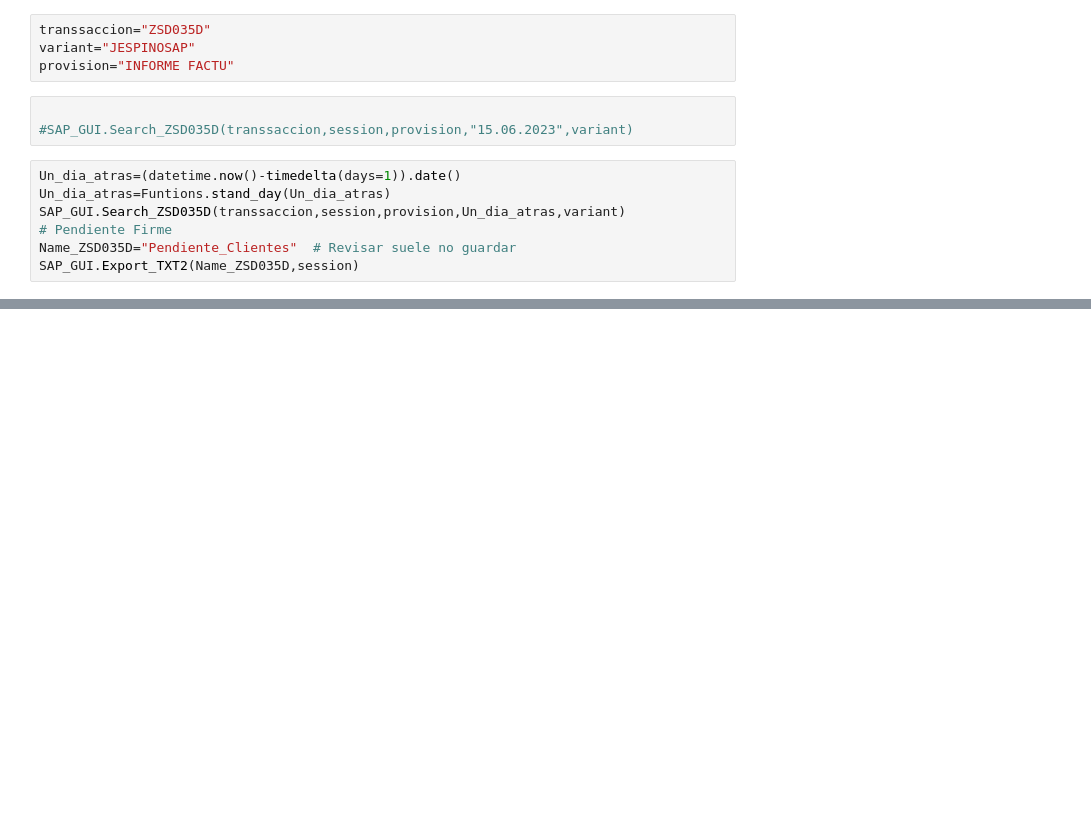
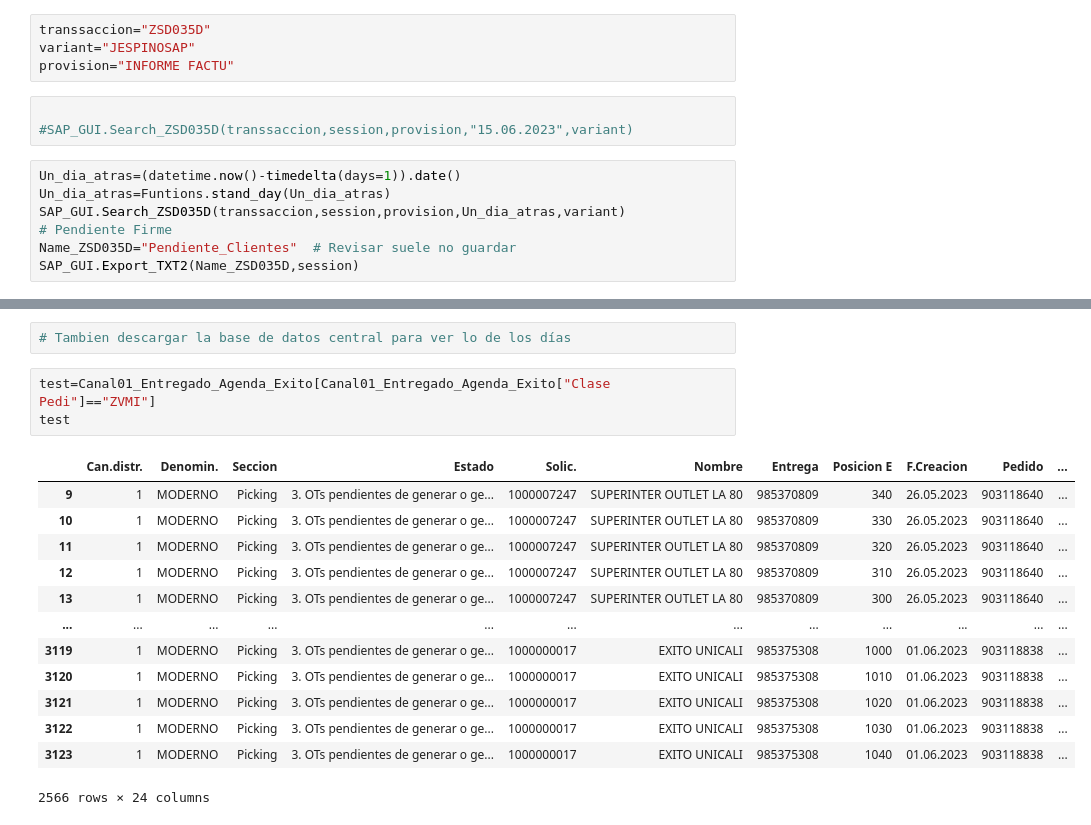
Before and after one commit to DidierMRTZ/Bot_Automa_SAP, a Jupyter notebook: Automatizaciones Prebel/Bot_Disnal_Pendientes/bot_pendiente_Disnal.ipynb, the cells around one changed output, grey strips where cells are left out. Cells and saved outputs as stored; diff of their text form; blank space fills up the shorter version.

```diff
--- a/Automatizaciones Prebel/Bot_Disnal_Pendientes/bot_pendiente_Disnal.ipynb
+++ b/Automatizaciones Prebel/Bot_Disnal_Pendientes/bot_pendiente_Disnal.ipynb
@@ -323,0 +391,19 @@ FileNotFoundError: [Errno 2] No such file or directory: 'C:\\\\Users\\\\prac.ing
+# %%
+# Tambien descargar la base de datos central para ver lo de los días
+# %%
+test=Canal01_Entregado_Agenda_Exito[Canal01_Entregado_Agenda_Exito["Clase Pedi"]=="ZVMI"]
+test
+# %% [output]
+|  | Can.distr. | Denomin. | Seccion | Estado | Solic. | Nombre | Entrega | Posicion E | F.Creacion | Pedido | ... |
+| 9 | 1 | MODERNO | Picking | 3. OTs pendientes de generar o ge... | 1000007247 | SUPERINTER OUTLET LA 80 | 985370809 | 340 | 26.05.2023 | 903118640 | ... |
+| 10 | 1 | MODERNO | Picking | 3. OTs pendientes de generar o ge... | 1000007247 | SUPERINTER OUTLET LA 80 | 985370809 | 330 | 26.05.2023 | 903118640 | ... |
+| 11 | 1 | MODERNO | Picking | 3. OTs pendientes de generar o ge... | 1000007247 | SUPERINTER OUTLET LA 80 | 985370809 | 320 | 26.05.2023 | 903118640 | ... |
+| 12 | 1 | MODERNO | Picking | 3. OTs pendientes de generar o ge... | 1000007247 | SUPERINTER OUTLET LA 80 | 985370809 | 310 | 26.05.2023 | 903118640 | ... |
+| 13 | 1 | MODERNO | Picking | 3. OTs pendientes de generar o ge... | 1000007247 | SUPERINTER OUTLET LA 80 | 985370809 | 300 | 26.05.2023 | 903118640 | ... |
+| ... | ... | ... | ... | ... | ... | ... | ... | ... | ... | ... | ... |
+| 3119 | 1 | MODERNO | Picking | 3. OTs pendientes de generar o ge... | 1000000017 | EXITO UNICALI | 985375308 | 1000 | 01.06.2023 | 903118838 | ... |
+| 3120 | 1 | MODERNO | Picking | 3. OTs pendientes de generar o ge... | 1000000017 | EXITO UNICALI | 985375308 | 1010 | 01.06.2023 | 903118838 | ... |
+| 3121 | 1 | MODERNO | Picking | 3. OTs pendientes de generar o ge... | 1000000017 | EXITO UNICALI | 985375308 | 1020 | 01.06.2023 | 903118838 | ... |
+| 3122 | 1 | MODERNO | Picking | 3. OTs pendientes de generar o ge... | 1000000017 | EXITO UNICALI | 985375308 | 1030 | 01.06.2023 | 903118838 | ... |
+| 3123 | 1 | MODERNO | Picking | 3. OTs pendientes de generar o ge... | 1000000017 | EXITO UNICALI | 985375308 | 1040 | 01.06.2023 | 903118838 | ... |
+2566 rows × 24 columns
```
Also changed, not shown: parts of 23 cells of this notebook, 3 other files.
